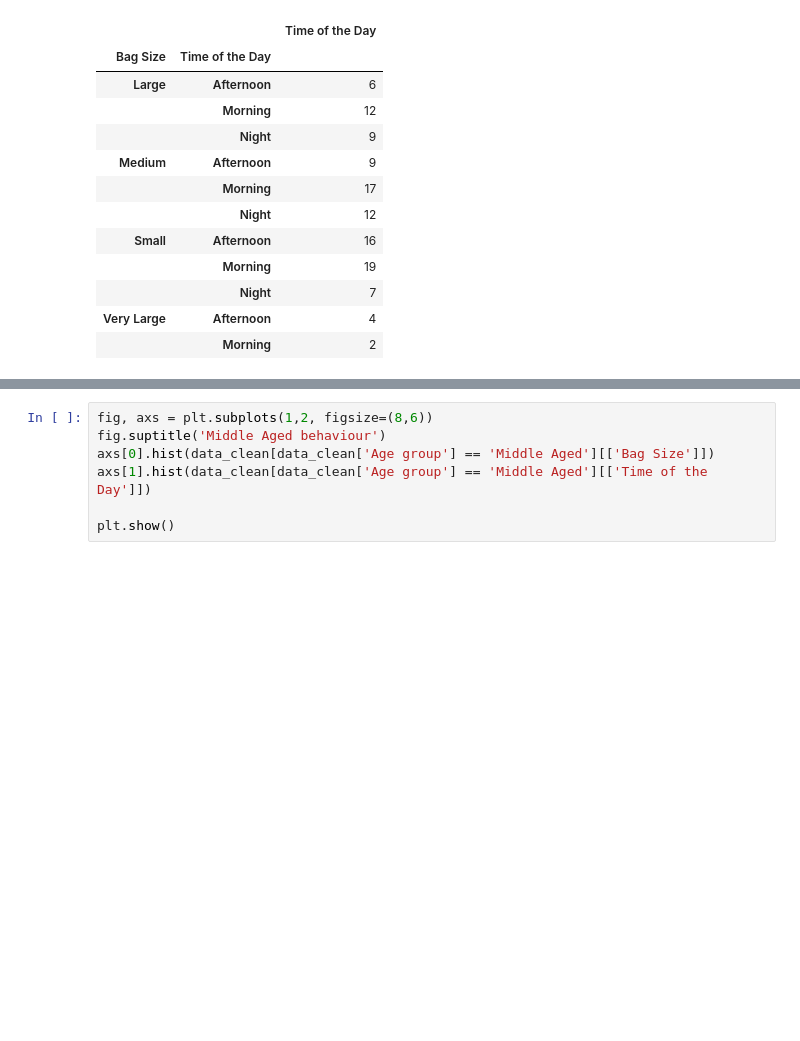
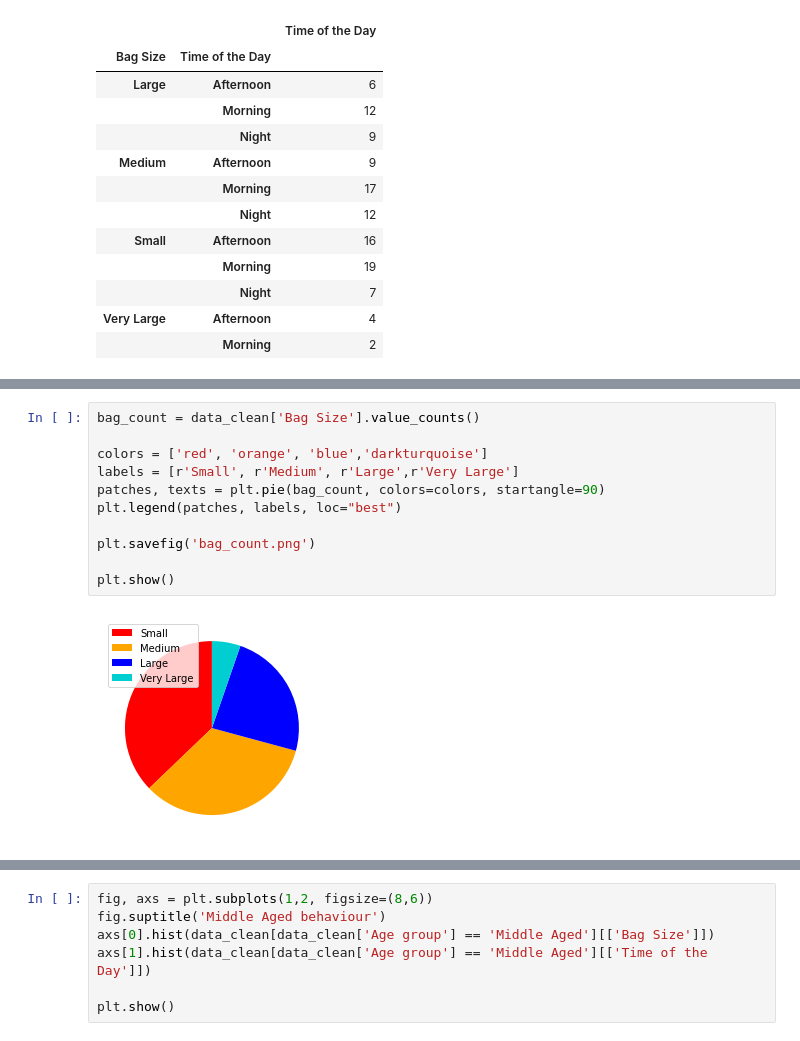
Before and after one commit to FelipeAvila2/Python-SQL-Tableau-Data-Analytics-Project, a Jupyter notebook: coding.ipynb, the cells around one changed output, grey strips where cells are left out. Drawn from its saved outputs; the diff is of its cells as text; blank space fills up the shorter version.

```diff
--- a/coding.ipynb
+++ b/coding.ipynb
@@ -189,0 +203,13 @@ data_clean.groupby(['Bag Size','Time of the Day']).agg({'Time of the Day':'count
+# %%
+bag_count = data_clean['Bag Size'].value_counts()
+
+colors = ['red', 'orange', 'blue','darkturquoise']
+labels = [r'Small', r'Medium', r'Large',r'Very Large']
+patches, texts = plt.pie(bag_count, colors=colors, startangle=90)
+plt.legend(patches, labels, loc="best")
+
+plt.savefig('bag_count.png')
+
+plt.show()
+# %% [output]
+[figure, added]
```
Also changed, not shown: parts of 16 cells of this notebook, 4 other files.
